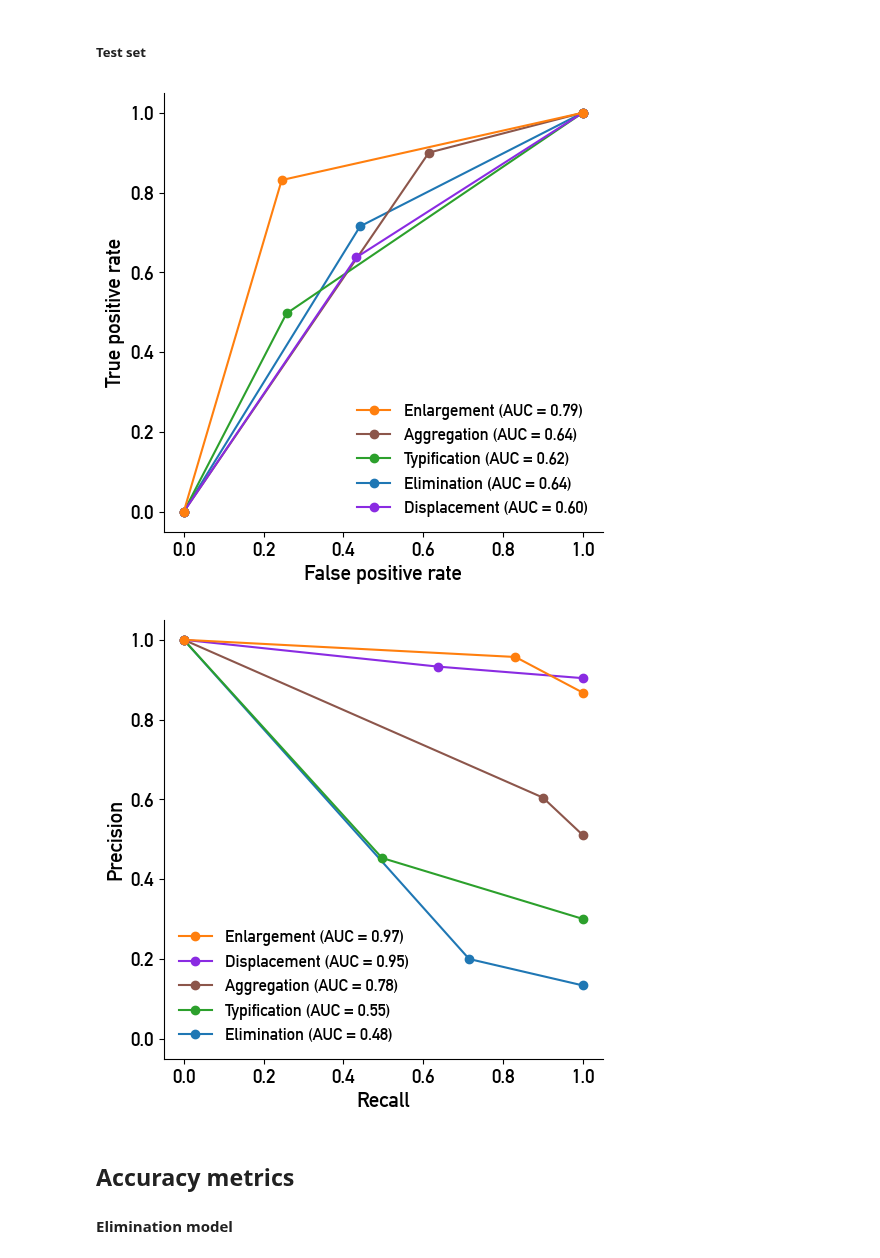
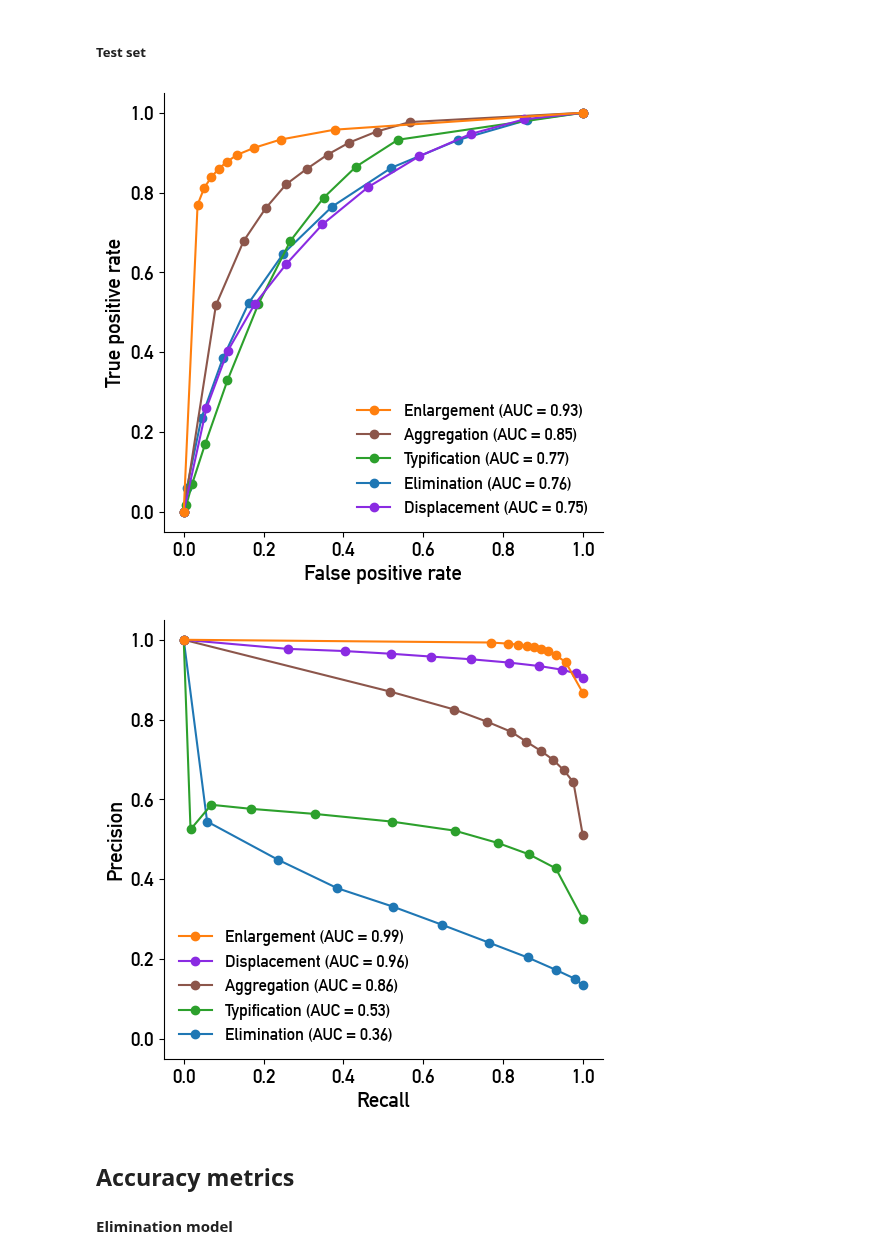
Before and after one commit to jorissenn/genops, a Jupyter notebook: 42_multimodal_model_evaluation.ipynb, the cells around one changed output. Saved outputs shown, nothing was run; the diff lists cells and outputs as text; code cells hidden in the pictures.

```diff
--- a/42_multimodal_model_evaluation.ipynb
+++ b/42_multimodal_model_evaluation.ipynb
@@ -328,34 +341,34 @@ plot_pr_curve(multimodal_validation_pr_roc,
 # %%
 # define paths to PR and ROC CSV files
 multimodal_test_pr_roc = [os.path.join(pr_roc_path_elimination,
-                                       "ViT+HGNN_eli_attachRoadsTrue_21067649p_1000s_2ep_bs16_cpu_test.csv"),
+                                       "CNN+HGNN_eli_attachRoadsTrue_4556993p_100000s_5ep_bs512_cuda_test.csv"),
                           os.path.join(pr_roc_path_selection,
-                                       "ViT+HGNN_sel_attachRoadsTrue_21323140p_1000s_2ep_bs16_cpu_test.csv")]
+                                       "CNN+HGNN_sel_attachRoadsTrue_9432772p_100000s_5ep_bs512_cuda_test.csv")]
 
 # output path
 figure_path_multimodal_test_roc = os.path.join(figure_path, "multimodal", "test_roc.png")
 figure_path_multimodal_test_pr = os.path.join(figure_path, "multimodal", "test_pr.png")
 
 # legend order
 roc_order = ["enlargement", "aggregation", "typification", "elimination", "displacement"]
 pr_order = ["enlargement", "displacement", "aggregation", "typification", "elimination"]
 
 # plot the curves
 plot_roc_curve(multimodal_test_pr_roc,
                validation=False,
                legend_order=roc_order,
                figsize=(5.7,5.7),
                save=True,
                output_path=figure_path_multimodal_test_roc)
 plot_pr_curve(multimodal_test_pr_roc,
               validation=False,
               legend_order=pr_order,
               figsize=(5.7,5.7),
               save=True,
               output_path=figure_path_multimodal_test_pr)
 # %% [output]
-[figure, old version]
+[figure, new version]
-[figure, old version]
+[figure, new version]
 # %% [markdown]
 ## Accuracy metrics
 
```
Also changed, not shown: parts of 5 cells of this notebook, 2 other files.
